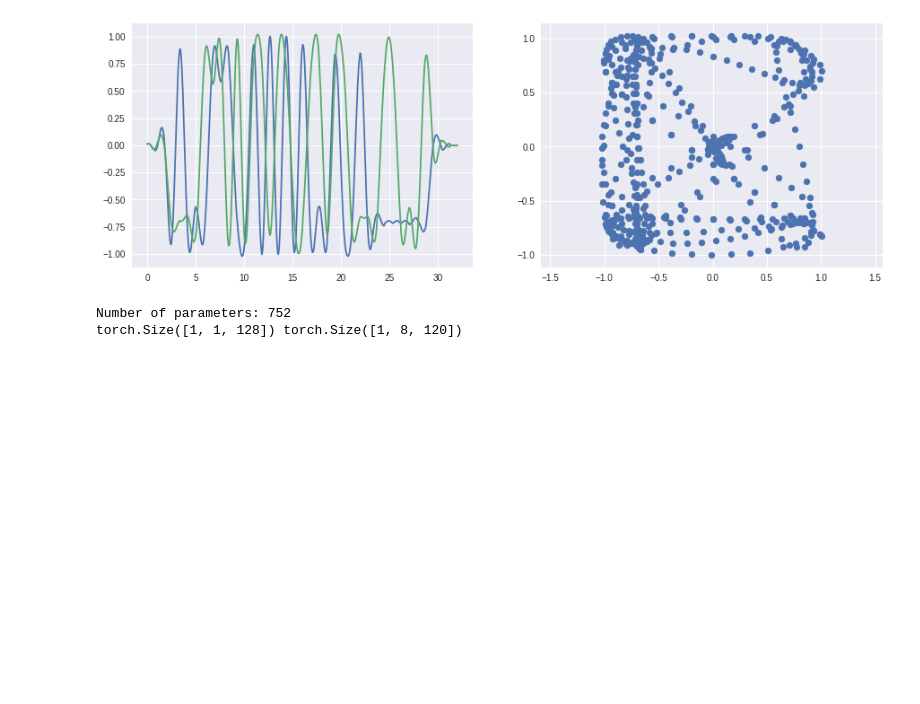
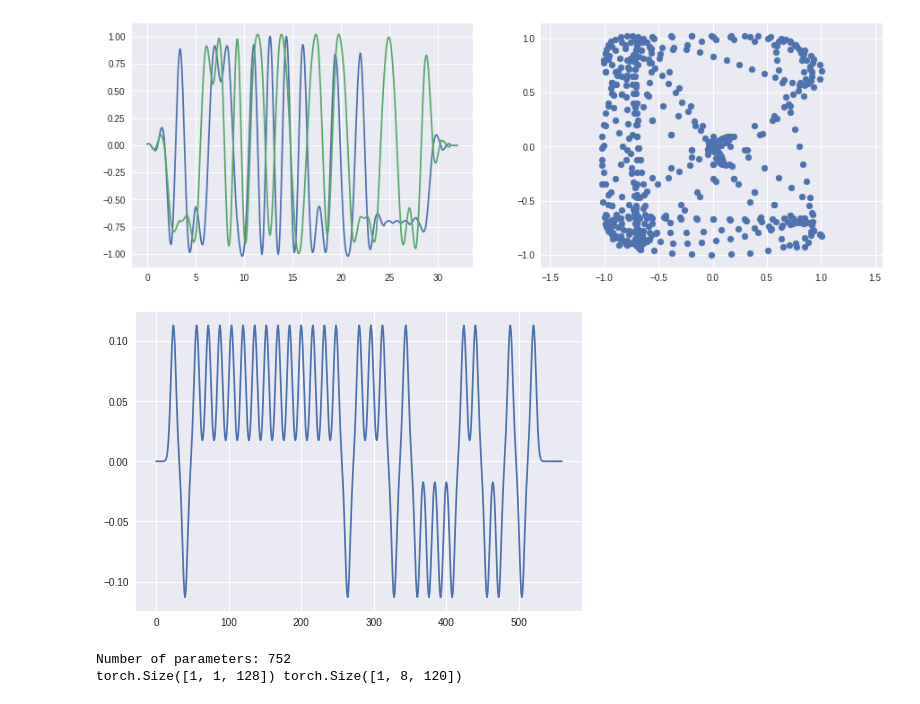
Before and after one commit to planewave/RF_neural_net, a Jupyter notebook: play_ground.ipynb, the cells around one changed output. Drawn from its saved outputs; the diff is of its cells as text; code cells hidden in the pictures; blank space fills up the shorter version.

Commit message:
add: gaussdesign

```diff
--- a/play_ground.ipynb
+++ b/play_ground.ipynb
@@ -50,6 +50,25 @@ def rrcosdesign(beta, span, sps):
 
     return rrc
 
+def gaussdesign(bt,span,sps):
+    """
+    Gaussian FIR Pulse-Shaping Filter Design
+    converted from Matlab
+
+    pulse-shaping filter. BT is the 3-dB bandwidth-symbol time product,
+    where B is the one-sided bandwidth in hertz and T is the symbol time in
+    seconds. The filter is truncated to SPAN symbols and each symbol is
+    represented by SPS samples.
+    the filter order which is SPS*SPAN, must be even
+    """
+
+    filtLen = sps*span+1
+    t = np.linspace(-span/2,span/2,filtLen)
+    alpha = np.sqrt(np.log(2)/2)/(bt)
+    h = (np.sqrt(np.pi)/alpha)*np.exp(-(t*np.pi/alpha)**2)
+    h = h/np.sum(h)
+    return h
+
 def upsample(x, n):
     """
     increase sample rate by integer factor
@@ -86,6 +105,24 @@ ax[1].axis('equal')
 plt.show()
 # %% [output]
 [figure]
+# %%
+# GFSK generator
+bt = 0.6  # bandwidth time product
+mi = 0.5  # modulation index, phase change in one bit
+span  = 3
+msg = np.random.randint(0, 2, SYMB) # 0~1
+sig_mod = msg*2-1
+sig_up = upsample(sig_mod, sps)
+gaus = gaussdesign(bt,span,sps)
+sig_pulse = np.convolve(sig_up, gaus)
+plt.plot(sig_pulse)
+plt.show()
+
+
+# phase = 2*np.pi*mi
+# sig = np.exp(1j*phase)
+# %% [output]
+[figure, added]
 # %%
 class CVcnn(torch.nn.Module):
     def __init__(self):
```
